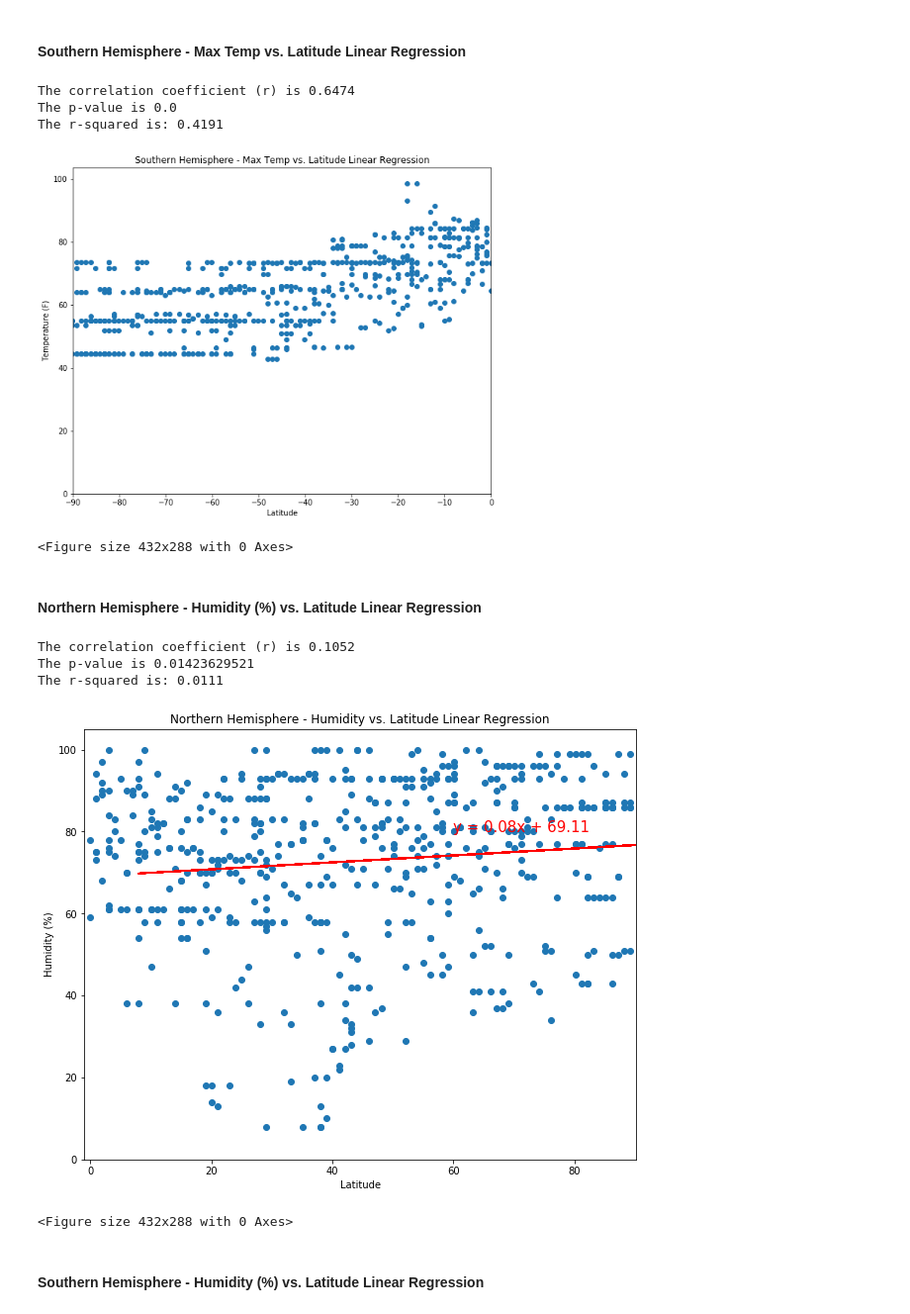
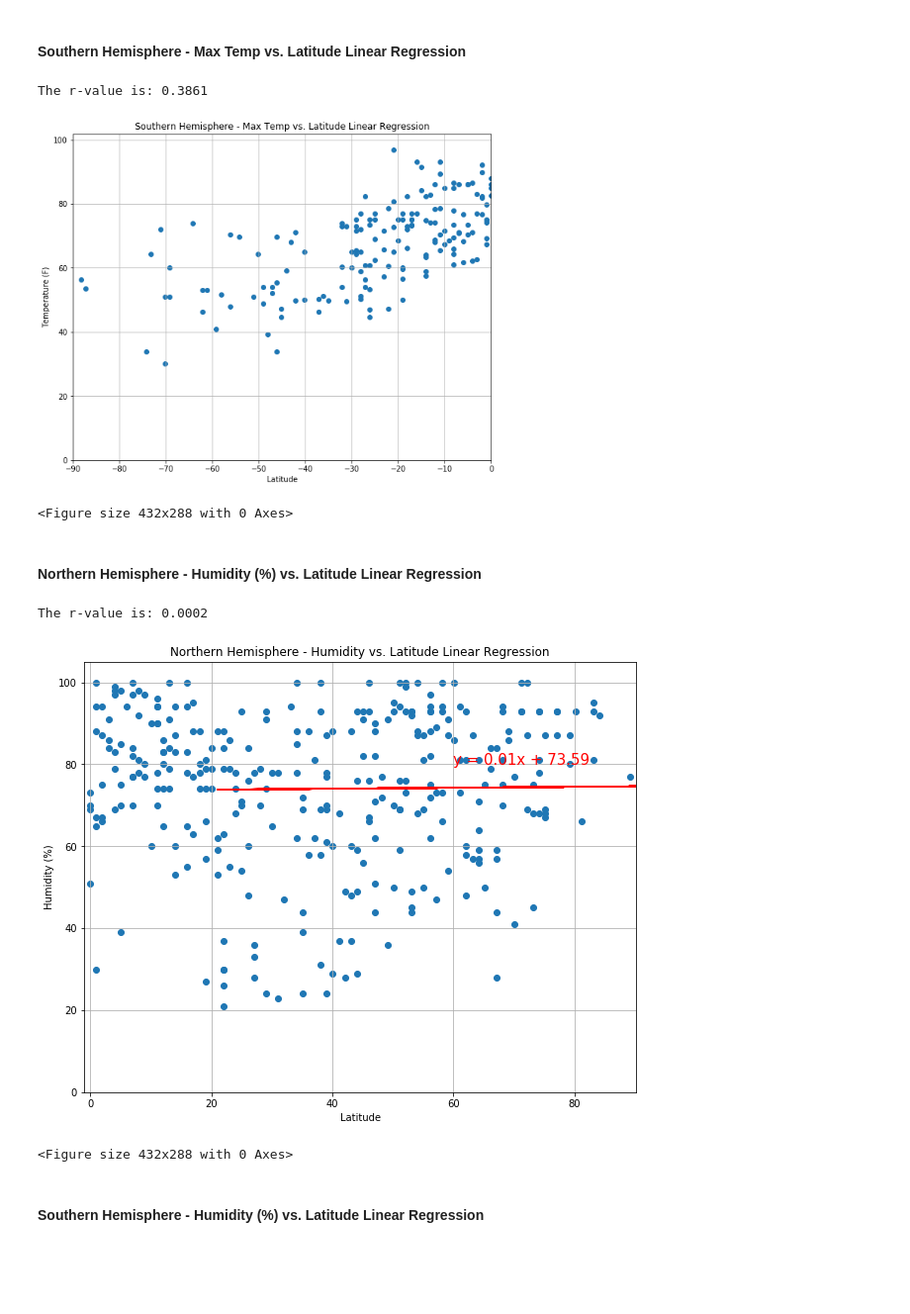
Before and after one commit to eobianyor/Python_API_project, a Jupyter notebook: WeatherPy/WeatherPy.ipynb, the cells around one changed output. Shown: that part at 99% size. Saved outputs shown, nothing was run; the diff lists cells and outputs as text; code cells hidden in the pictures; blank space fills up the shorter version.

```diff
--- a/WeatherPy/WeatherPy.ipynb
+++ b/WeatherPy/WeatherPy.ipynb
@@ -155,8 +161,8 @@ NameError: name 'Counter' is not defined
 * Display the DataFrame
 # %%
 dict_with_lists2 = {"City": cityList,
-                    "Latitude": latlist,
-                    "Longitude": longlist,
+                    "Latitude": LatList,
+                    "Longitude": LongList,
                     "Max_Temp": tempsList,
                     "Humidity": humidityList,
                     "Cloudiness": cloudinessList,
@@ -166,4 +172,7 @@ weather_data_500 = pd.DataFrame(dict_with_lists2)
 weather_data_500 = weather_data_500.dropna(how='any')
 weather_data_500 = weather_data_500[~weather_data_500.Max_Temp.str.contains("NaN", na=False)]
 weather_data_500.head(100)
+
+#  Making sure I have >= 500 cities
+print(weather_data_500["City"].value_counts())
 # %% [output]
@@ -329,4 +326,18 @@ Int64Index([], dtype='int64')
 # %%
 # Make a new DataFrame equal to the city data to drop all humidity outliers by index.
 # Passing "inplace=False" will make a copy of the city_data DataFrame, which we call "clean_city_data".
+
+# Calculate the IQR and quantitatively determine if there are any potential outliers.
+humIQR = humQ3 - humQ1
+humlower_bound = humQ1 - (1.5*humIQR)
+humupper_bound = humQ3 + (1.5*humIQR)
+clean_city_data_df = weather_data_500.loc[(weather_data_500["Humidity"]>= humlower_bound) & (weather_data_500["Humidity"]<= humupper_bound)]
+
+# QC statements
+print(f"Inter Quartile Range is: {humIQR}")
+print(f"Lower bound is: {humlower_bound}")
+print(f"Upper bound is: {humupper_bound}")
+print(f"Minimum humidity value: {clean_city_data_df['Humidity'].min()}")
+print(f"Maximum humidity value: {clean_city_data_df['Humidity'].max()}")
+clean_city_data_df
 # %% [output]
@@ -375,8 +398,8 @@ plt.tight_layout()
 ## Latitude vs. Humidity Plot
 # %%
 # Generate a series for the needed columns from dataframe
-ScatPlot_Hum = weather_data_500['Humidity']
-ScatPlot_Lat = weather_data_500['Latitude']
+ScatPlot_Hum = clean_city_data_df['Humidity']
+ScatPlot_Lat = clean_city_data_df['Latitude']
 
 # Make lists out of the columns
 List_a = ScatPlot_Hum.values.tolist()
@@ -396,7 +419,7 @@ plt.ylabel("Humidity (%)")
 plt.xlim(-90, 90)
 plt.ylim(0, 100)
 plt.grid(True)
-plt.savefig(os.path.join("..","Images","City_Latitude_vs_Humidity.png"))
+plt.savefig(os.path.join("..","output_data","City_Latitude_vs_Humidity.png"))
 plt.show()
 plt.tight_layout()
 # %% [output]
@@ -528,8 +550,8 @@ MaxTemp = SouthHem_LatTemp_ScatPlot_df['Max_Temp']
 Latitude = SouthHem_LatTemp_ScatPlot_df['Latitude']
 correlation = sts.pearsonr(Latitude, MaxTemp)
 
-print(f"The correlation coefficient (r) is {round(correlation[0],4)}")
-print(f"The p-value is {round(correlation[1],11)}")
+# print(f"The correlation coefficient (r) is {round(correlation[0],4)}")
+# print(f"The p-value is {round(correlation[1],11)}")
 
 #  LINEAR REGRESSION MODEL
 # Run the regression and store each of the returned values
@@ -555,15 +577,14 @@ plt.xlabel('Latitude')
 plt.ylabel('Temperature (F)')
 plt.xlim(-90, 0)
 plt.ylim(0, (LatTemp_ScatPlot_df['Max_Temp'].max()+5))
-print(f"The r-squared is: {round(rvalue**2,4)}")
-plt.savefig(os.path.join("..","Images","City_Latitude_vs_MaxTemp_SouthernHemisphere.png"))
+print(f"The r-value is: {round(rvalue**2,4)}")
+plt.grid(True)
+plt.savefig(os.path.join("..","output_data","City_Latitude_vs_MaxTemp_SouthernHemisphere.png"))
 plt.show()
 plt.tight_layout()
 # %% [output]
-The correlation coefficient (r) is 0.6474
-The p-value is 0.0
-The r-squared is: 0.4191
+The r-value is: 0.3861
-[figure, old version]
+[figure, new version]
 <Figure size 432x288 with 0 Axes>
 # %% [markdown]
 ####  Northern Hemisphere - Humidity (%) vs. Latitude Linear Regression
@@ -577,42 +598,41 @@ Humidity = NorthHem_LatHum_ScatPlot_df['Humidity']
 Latitude = NorthHem_LatHum_ScatPlot_df['Latitude']
 correlation = sts.pearsonr(Latitude, Humidity)
 
-print(f"The correlation coefficient (r) is {round(correlation[0],4)}")
-print(f"The p-value is {round(correlation[1],11)}")
+# print(f"The correlation coefficient (r) is {round(correlation[0],4)}")
+# print(f"The p-value is {round(correlation[1],11)}")
 
 #  LINEAR REGRESSION MODEL
 # Run the regression and store each of the returned values
 slope, intercept, rvalue, pvalue, stderr = linregress(Latitude, Humidity)
 
 # Calculate the predictions for each value of x
 regression_values = Humidity * slope + intercept
 
 # store a string version of the linear equation, so we can display it on the plot
 line_eq = "y = " + str(round(slope,2)) + "x + " + str(round(intercept,2))
 
 # Plot
 plt.figure(figsize=(10,8))
 plt.scatter(Latitude, Humidity)
 
 # Plot the regression line
 plt.plot(Humidity, regression_values, "red")
 
 # Annotate the plot with the linear equation
 plt.title("Northern Hemisphere - Humidity vs. Latitude Linear Regression")
 plt.annotate(line_eq, (60,80), fontsize=15, color="red")
 plt.xlabel('Latitude')
 plt.ylabel('Humidity (%)')
 plt.xlim((NorthHem_LatHum_ScatPlot_df['Latitude'].min()-1), (NorthHem_LatHum_ScatPlot_df['Latitude'].max()+1))
 plt.ylim(0, (LatHum_ScatPlot_df['Humidity'].max()+5))
-print(f"The r-squared is: {round(rvalue**2,4)}")
-plt.savefig(os.path.join("..","Images","City_Latitude_vs_Humidity_NorthernHemisphere.png"))
+print(f"The r-value is: {round(rvalue**2,4)}")
+plt.grid(True)
+plt.savefig(os.path.join("..","output_data","City_Latitude_vs_Humidity_NorthernHemisphere.png"))
 plt.show()
 plt.tight_layout()
 # %% [output]
-The correlation coefficient (r) is 0.1052
-The p-value is 0.01423629521
-The r-squared is: 0.0111
+The r-value is: 0.0002
-[figure, old version]
+[figure, new version]
 <Figure size 432x288 with 0 Axes>
 # %% [markdown]
 ####  Southern Hemisphere - Humidity (%) vs. Latitude Linear Regression
```
Also changed, not shown: parts of 23 cells of this notebook, 21 other files.
